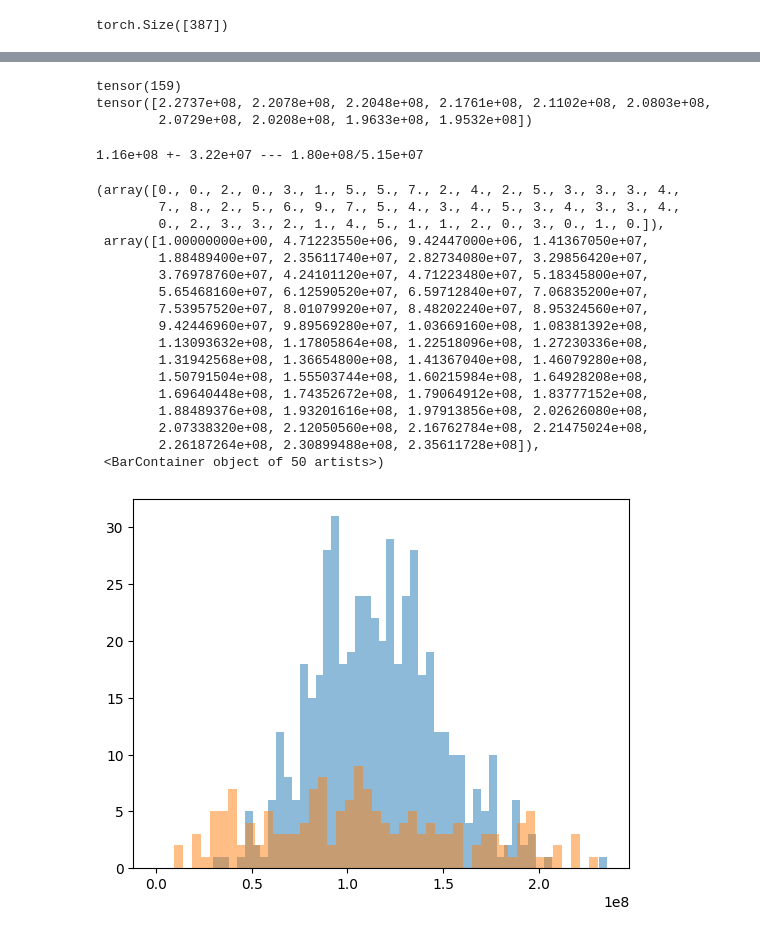
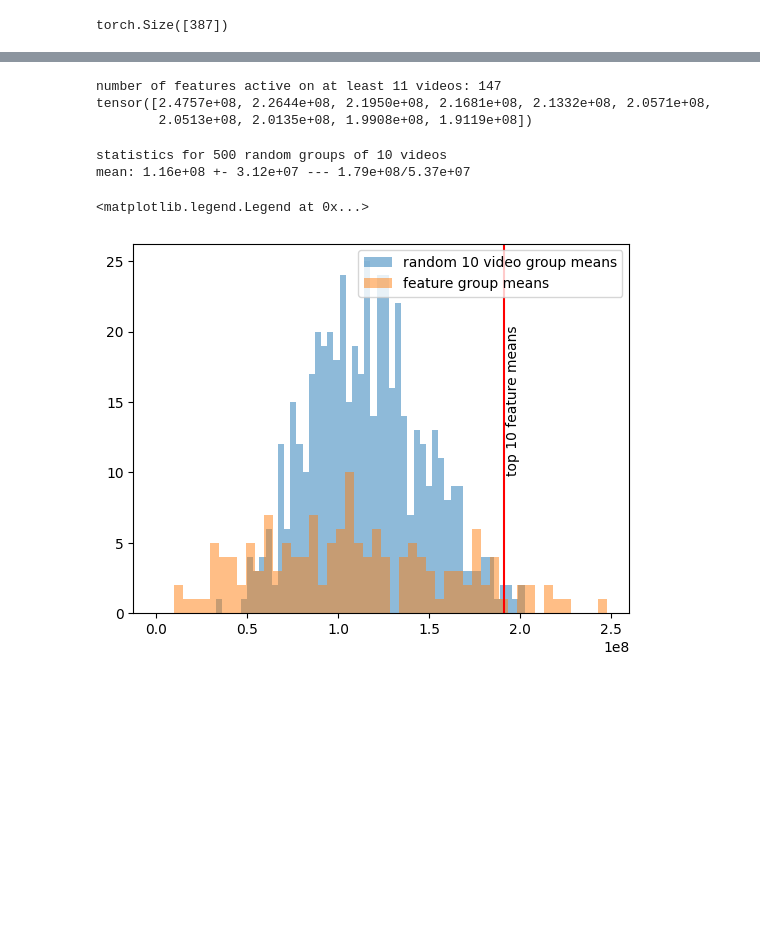
Before and after one commit to Lewington-pitsos/sae_vit, a Jupyter notebook: mrbeast.ipynb, the cells around one changed output, grey strips where cells are left out. Cells and saved outputs as stored; diff of their text form; code cells hidden in the pictures; blank space fills up the shorter version.

```diff
--- a/mrbeast.ipynb
+++ b/mrbeast.ipynb
@@ -73,61 +86,53 @@ torch.Size([329, 65536])
 binstack = stack > 0.05
 binstacksum = binstack.sum(dim=0)
 means = torch.zeros(stack.shape[1])
+stds = torch.zeros(stack.shape[1])
 
 for i in range(stack.shape[1]):
-    if binstacksum[i] > 10:
+    if binstacksum[i] > 11:
         # active_videos = binstack[:, i] > 0
-        _, active_videos = torch.topk(stack[:, i], 10)
-        active_vid_views = views[active_videos]
+        _, vid_indices = torch.topk(stack[:, i], 11)
+        vid_indices = vid_indices[1:]
+        active_vid_views = views[vid_indices]
 
         mean_views = active_vid_views.mean()
 
         means[i] = mean_views
+        stds[i] = active_vid_views.std()
 
 n_nonzero = (means > 0).sum()
-print(n_nonzero)
+print('number of features active on at least 11 videos:', n_nonzero.item())
 
-# print topk as scientific notation
-
-topk = torch.topk(means, 10).values
+topk = torch.topk(means, 10)
 
 torch.set_printoptions(sci_mode=True)
-print(topk)
+print(topk.values)
 # %% [output]
-tensor(159)
-tensor([2.2737e+08, 2.2078e+08, 2.2048e+08, 2.1761e+08, 2.1102e+08, 2.0803e+08,
-        2.0729e+08, 2.0208e+08, 1.9633e+08, 1.9532e+08])
+number of features active on at least 11 videos: 147
+tensor([2.4757e+08, 2.2644e+08, 2.1950e+08, 2.1681e+08, 2.1332e+08, 2.0571e+08,
+        2.0513e+08, 2.0135e+08, 1.9908e+08, 1.9119e+08])
 # %%
-# choose 10 view counts at random
 rand_means = []
+rand_stds = []
 for i in range(500):
     rand_idx = torch.randint(0, views.shape[0], (10,))
 
     rand_means.append(views[rand_idx].mean())
+    rand_stds.append(views[rand_idx].std())
 
-print(f'{np.mean(rand_means):.2e} +- {np.std(rand_means):.2e} --- {np.mean(rand_means) + 2 * np.std(rand_means):.2e}/{np.mean(rand_means) - 2 * np.std(rand_means):.2e}')
+print('statistics for 500 random groups of 10 videos')
+print(f'mean: {np.mean(rand_means):.2e} +- {np.std(rand_means):.2e} --- {np.mean(rand_means) + 2 * np.std(rand_means):.2e}/{np.mean(rand_means) - 2 * np.std(rand_means):.2e}')
 # %% [output]
-1.16e+08 +- 3.22e+07 --- 1.80e+08/5.15e+07
+statistics for 500 random groups of 10 videos
+mean: 1.16e+08 +- 3.12e+07 --- 1.79e+08/5.37e+07
 # %%
 up_to = max(np.max(rand_means).item(), means.max().item()) + 1
-plt.hist(rand_means, alpha=0.5, bins=50)
-plt.hist(means, alpha=0.5, bins=50, range=(1, up_to))
+plt.hist(rand_means, alpha=0.5, bins=50, label='random 10 video group means')
+plt.hist(means, alpha=0.5, bins=50, range=(1, up_to), label='feature group means')
+
+plt.axvline(x=topk.values[9].item(), color='r')
+plt.text(topk.values[9].item() + 1e+6, 10, 'top 10 feature means', rotation=90)
+plt.legend()
 # %% [output]
-(array([0., 0., 2., 0., 3., 1., 5., 5., 7., 2., 4., 2., 5., 3., 3., 3., 4.,
-        7., 8., 2., 5., 6., 9., 7., 5., 4., 3., 4., 5., 3., 4., 3., 3., 4.,
-        0., 2., 3., 3., 2., 1., 4., 5., 1., 1., 2., 0., 3., 0., 1., 0.]),
- array([1.00000000e+00, 4.71223550e+06, 9.42447000e+06, 1.41367050e+07,
-        1.88489400e+07, 2.35611740e+07, 2.82734080e+07, 3.29856420e+07,
-        3.76978760e+07, 4.24101120e+07, 4.71223480e+07, 5.18345800e+07,
-        5.65468160e+07, 6.12590520e+07, 6.59712840e+07, 7.06835200e+07,
-        7.53957520e+07, 8.01079920e+07, 8.48202240e+07, 8.95324560e+07,
-        9.42446960e+07, 9.89569280e+07, 1.03669160e+08, 1.08381392e+08,
-        1.13093632e+08, 1.17805864e+08, 1.22518096e+08, 1.27230336e+08,
-        1.31942568e+08, 1.36654800e+08, 1.41367040e+08, 1.46079280e+08,
-        1.50791504e+08, 1.55503744e+08, 1.60215984e+08, 1.64928208e+08,
-        1.69640448e+08, 1.74352672e+08, 1.79064912e+08, 1.83777152e+08,
-        1.88489376e+08, 1.93201616e+08, 1.97913856e+08, 2.02626080e+08,
-        2.07338320e+08, 2.12050560e+08, 2.16762784e+08, 2.21475024e+08,
-        2.26187264e+08, 2.30899488e+08, 2.35611728e+08]),
- <BarContainer object of 50 artists>)
+<matplotlib.legend.Legend at 0x...>
-[figure, old version]
+[figure, new version]
```
Also changed, not shown: parts of 18 cells of this notebook.
